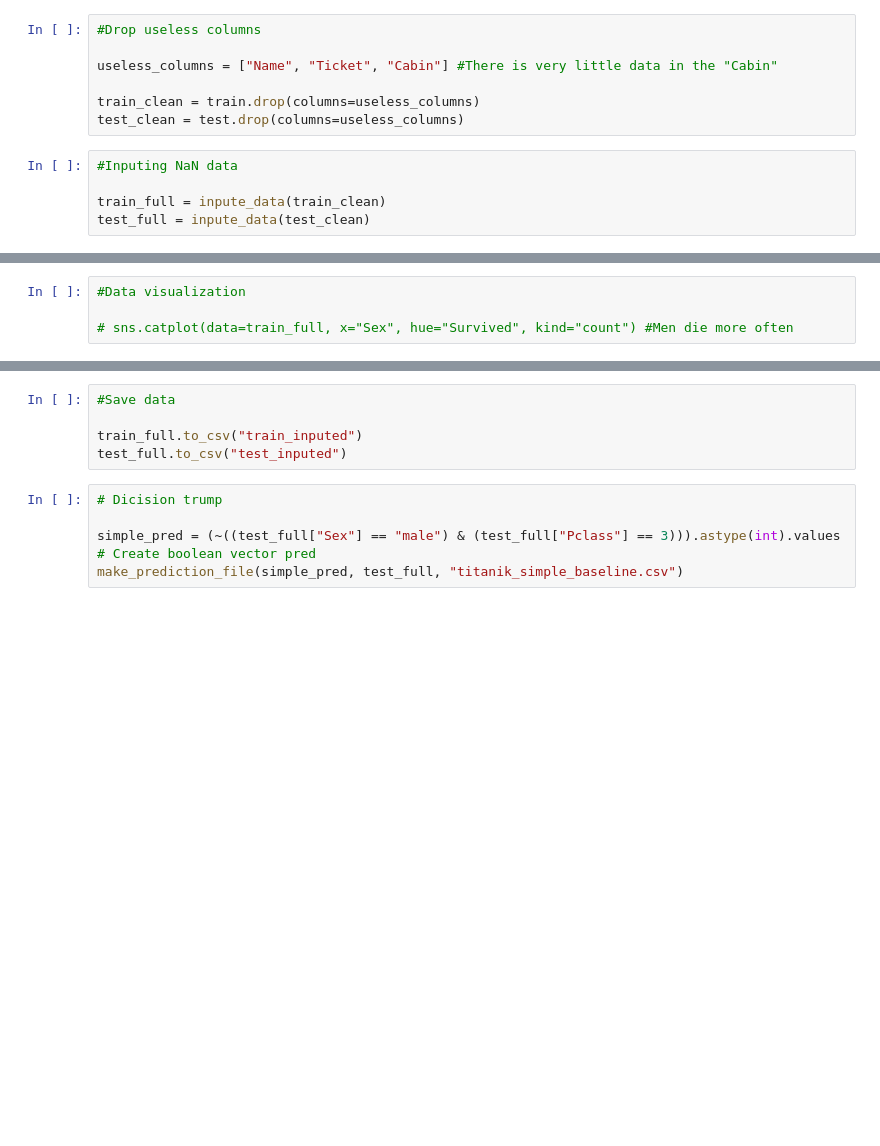
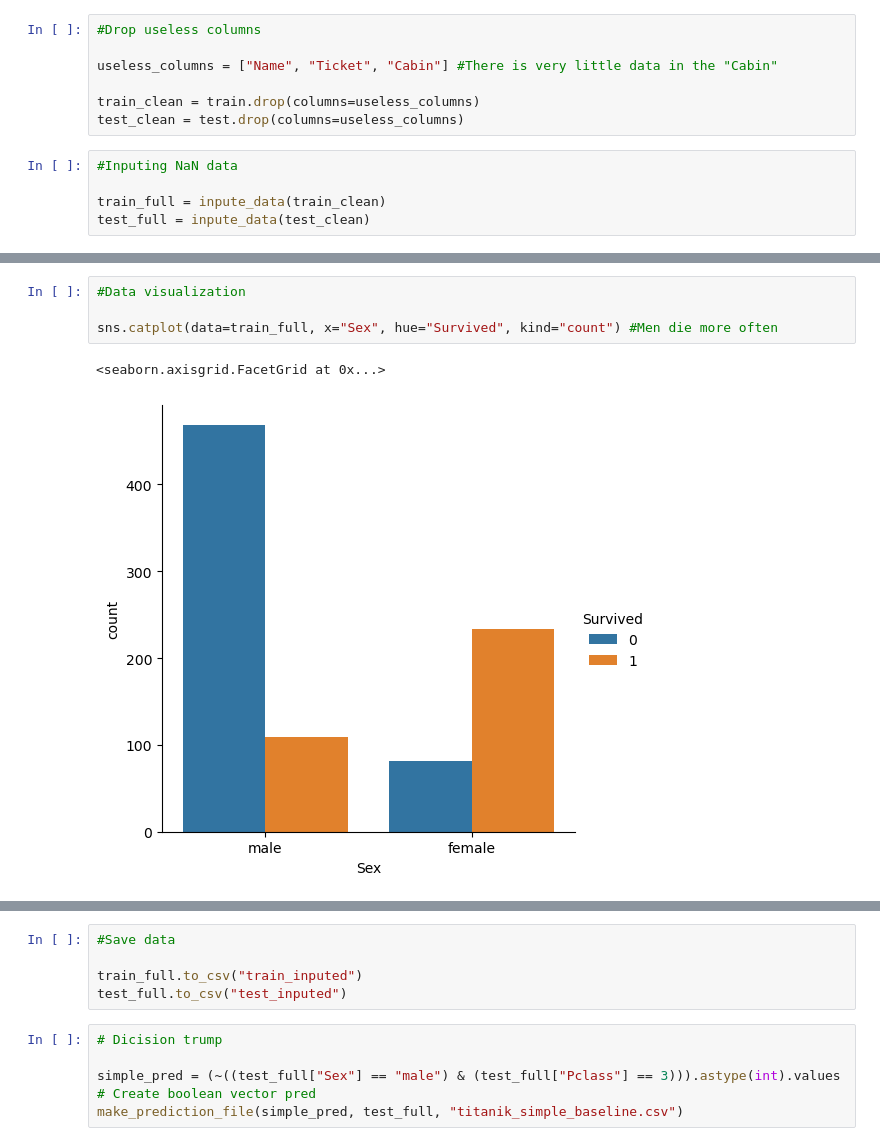
Before and after one commit to Kaysjg/Naf-Kaydes, a Jupyter notebook: 1_simple_decision.ipynb, the cells around one changed output, grey strips where cells are left out. Drawn from its saved outputs; the diff is of its cells as text; blank space fills up the shorter version.

```diff
--- a/1_simple_decision.ipynb
+++ b/1_simple_decision.ipynb
@@ -46,5 +82,8 @@ test_full = inpute_data(test_clean)
 # %%
 #Data visualization
 
-# sns.catplot(data=train_full, x="Sex", hue="Survived", kind="count") #Men die more often
+sns.catplot(data=train_full, x="Sex", hue="Survived", kind="count") #Men die more often
+# %% [output]
+<seaborn.axisgrid.FacetGrid at 0x...>
+[figure, added]
 # %%
```
Also changed, not shown: parts of 10 cells of this notebook, 6 other files.
